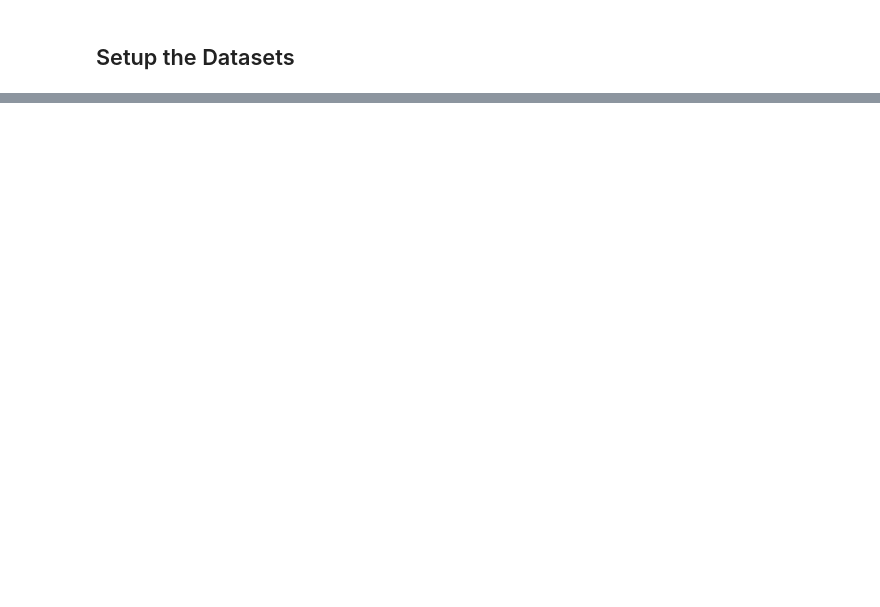
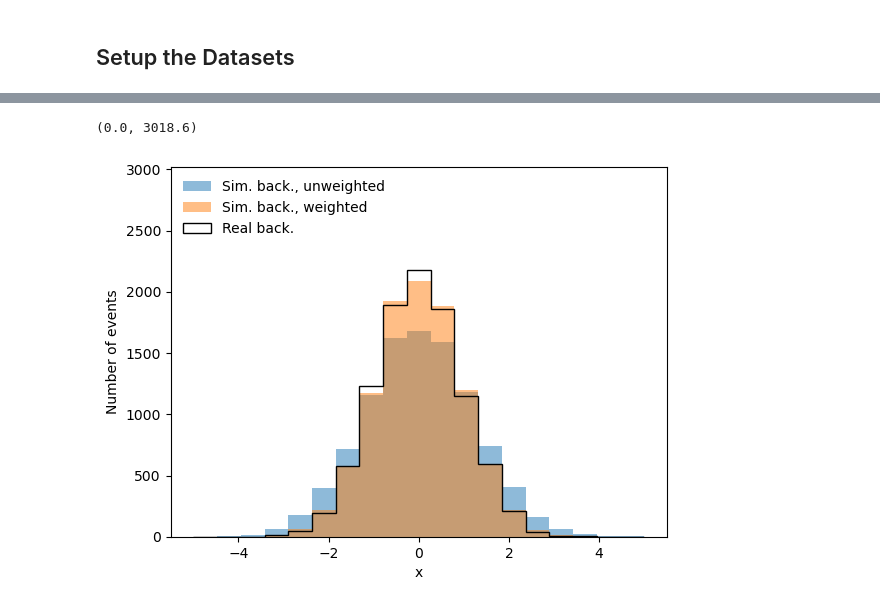
Before and after one commit to hep-lbdl/OmniFold, a Jupyter notebook: GaussianExample.ipynb, the cells around one changed output, grey strips where cells are left out. Drawn from its saved outputs; the diff is of its cells as text; code cells hidden in the pictures; blank space fills up the shorter version.

```diff
--- a/GaussianExample.ipynb
+++ b/GaussianExample.ipynb
@@ -164,0 +125,13 @@ fig.show()
+# %%
+#Check that I did the background weighting properly.
+binning = np.linspace(-5,5,20)
+ns,_,_=plt.hist(x_background,bins=binning,alpha=0.5,label="Sim. back., unweighted")
+_,_,_=plt.hist(x_background,bins=binning,weights=w_back,alpha=0.5,label="Sim. back., weighted")
+_,_,_=plt.hist(x_background_real,bins=binning,histtype="step",color="black",label="Real back.")
+plt.legend(frameon=False,loc="upper left")
+plt.ylabel("Number of events")
+plt.xlabel("x")
+plt.ylim([0,1.8*np.max(ns)])
+# %% [output]
+(0.0, 3018.6)
+[figure, added]
```
Also changed, not shown: parts of 36 cells of this notebook.
